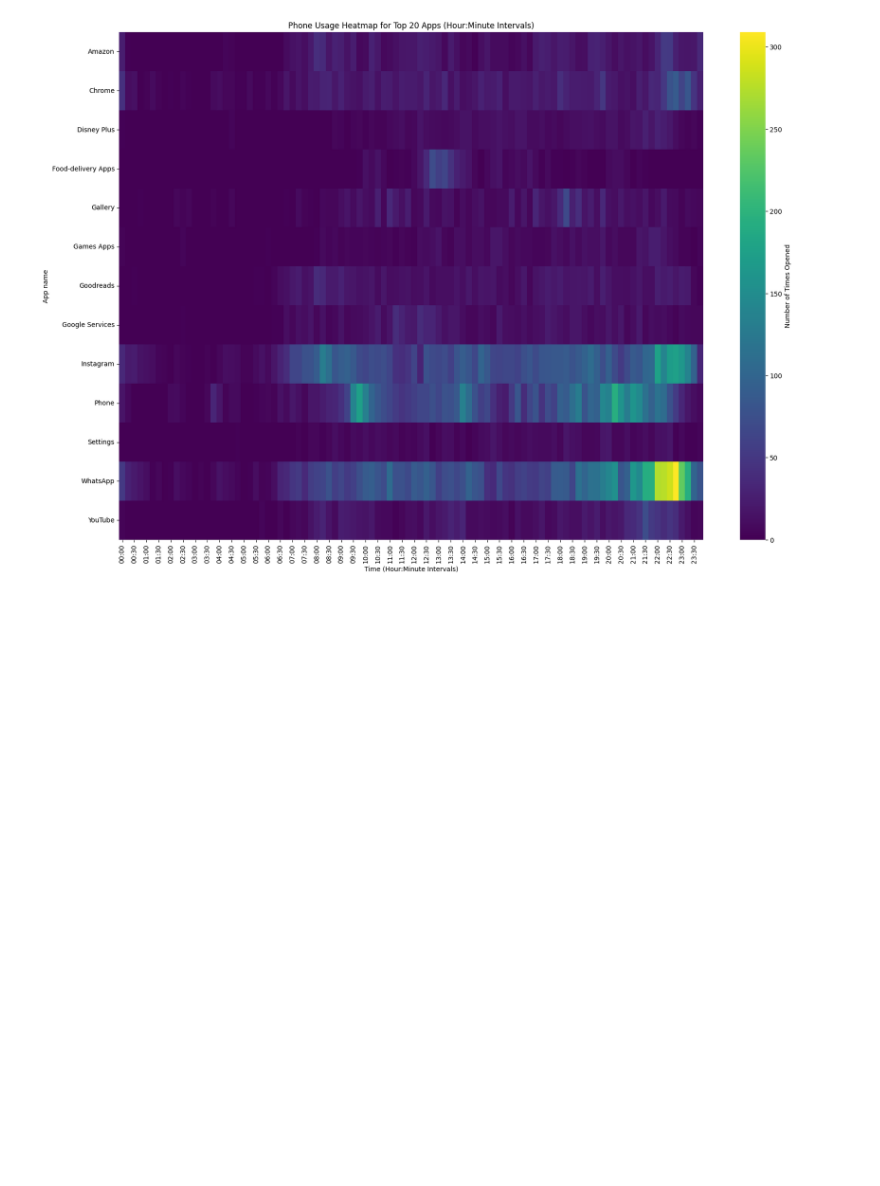
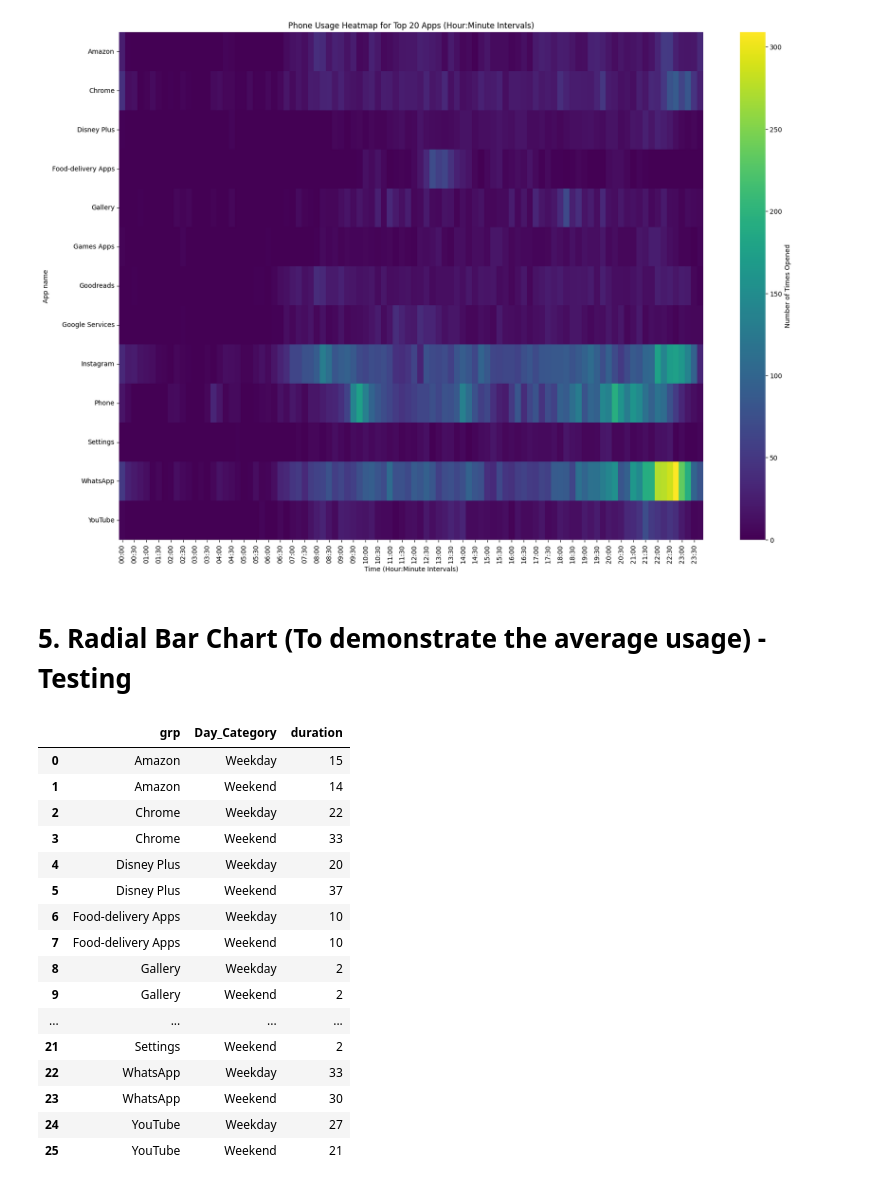
Before and after one commit to VietAnhNguyen20/MobileAppInsights, a Jupyter notebook: Data_Exploration.ipynb, the cells around one changed output. Cells and saved outputs as stored; diff of their text form; code cells hidden in the pictures; blank space fills up the shorter version.

```diff
--- a/Data_Exploration.ipynb
+++ b/Data_Exploration.ipynb
@@ -296,3 +307,43 @@ See the caveats in the documentation: https://pandas.pydata.org/pandas-docs/stab
 [figure]
 # %%
 df_top_20_pivot.to_csv('data/static_visualization.csv')
+# %% [markdown]
+# 5. Radial Bar Chart (To demonstrate the average usage) - Testing
+# %%
+def categorize_day(day):
+    if day < 5:
+        return 'Weekday'
+    else:
+        return 'Weekend'
+
+df_usage = result_df.copy()
+df_usage = df_usage[~df_usage['grp'].str.contains('Screen')] #Eliminate screen off
+df_usage = df_usage[~df_usage['grp'].str.contains('Other')] #Eliminate Other
+df_usage = df_usage.groupby(['grp', 'Date'])['duration'].sum().reset_index()
+
+
+df_usage['Weekday'] = df_usage['Date'].dt.weekday
+df_usage['Day_Category'] = df_usage['Weekday'].apply(categorize_day)
+df_usage = df_usage.groupby(['grp', 'Day_Category'])['duration'].mean().reset_index()
+df_usage['duration'] = df_usage['duration'].astype('int32')
+
+df_usage['duration_weekday'] = df_usage[df_usage['Day_Category'] == 'weekday']['duration']
+df_usage
+# %% [output]
+|  | grp | Day_Category | duration |
+| 0 | Amazon | Weekday | 15 |
+| 1 | Amazon | Weekend | 14 |
+| 2 | Chrome | Weekday | 22 |
+| 3 | Chrome | Weekend | 33 |
+| 4 | Disney Plus | Weekday | 20 |
+| 5 | Disney Plus | Weekend | 37 |
+| 6 | Food-delivery Apps | Weekday | 10 |
+| 7 | Food-delivery Apps | Weekend | 10 |
+| 8 | Gallery | Weekday | 2 |
+| 9 | Gallery | Weekend | 2 |
+| ... | ... | ... | ... |
+| 21 | Settings | Weekend | 2 |
+| 22 | WhatsApp | Weekday | 33 |
+| 23 | WhatsApp | Weekend | 30 |
+| 24 | YouTube | Weekday | 27 |
+| 25 | YouTube | Weekend | 21 |
```
Also changed, not shown: parts of 2 cells of this notebook, 2 other files.
